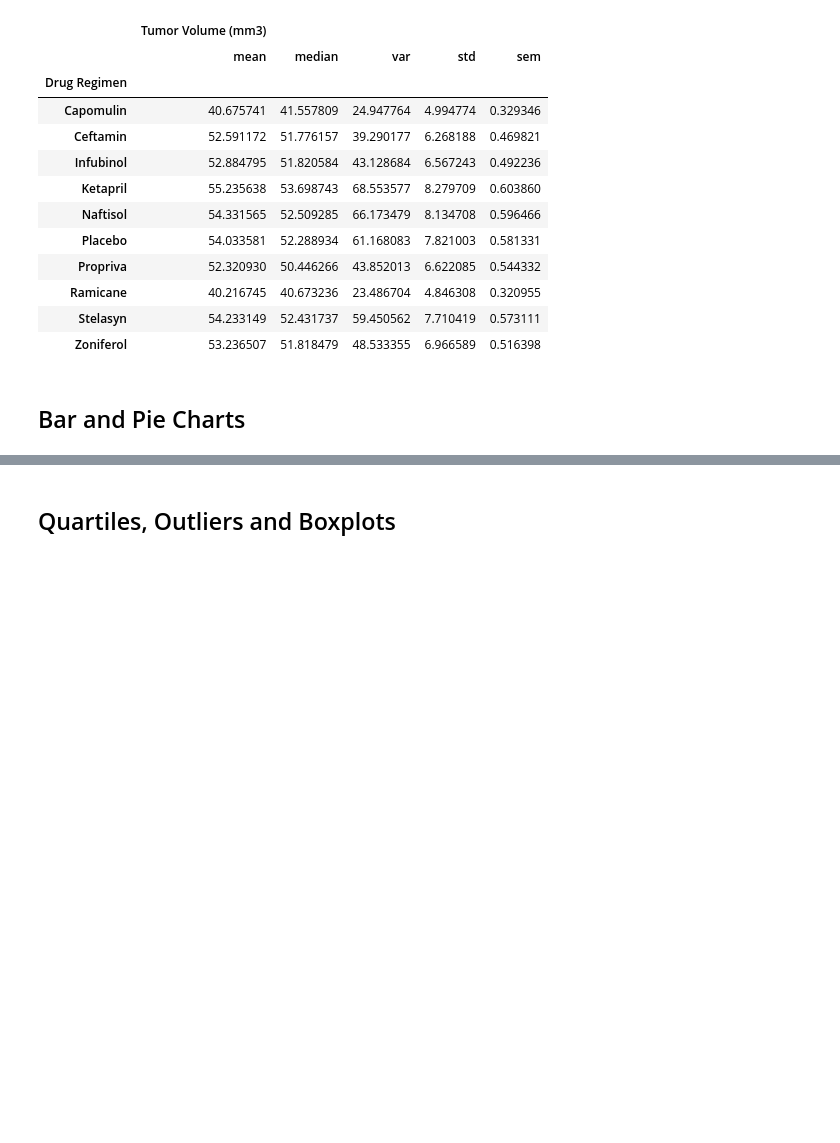
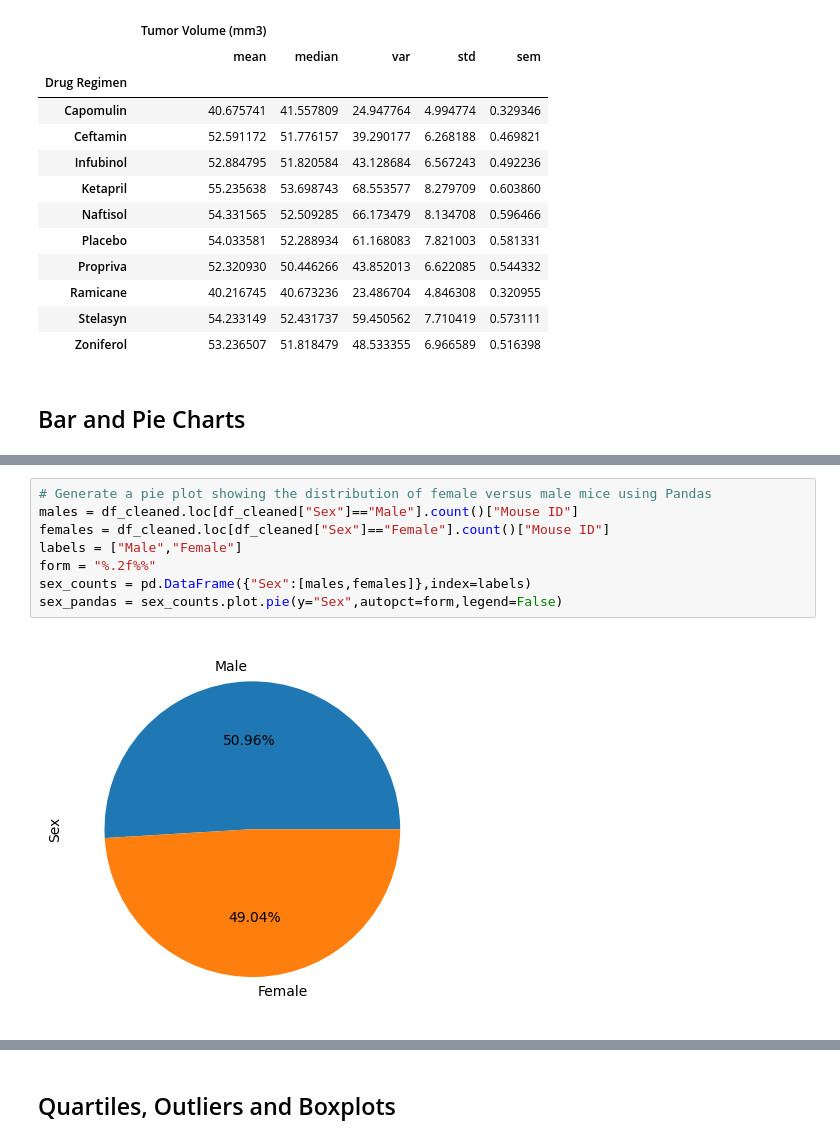
Before and after one commit to Nolan-Tonthat/pymaceuticals-challenge, a Jupyter notebook: pymaceuticals.ipynb, the cells around one changed output, grey strips where cells are left out. Cells and saved outputs as stored; diff of their text form; blank space fills up the shorter version.

```diff
--- a/pymaceuticals.ipynb
+++ b/pymaceuticals.ipynb
@@ -109 +132,11 @@ aggregate_df
+# %%
+# Generate a pie plot showing the distribution of female versus male mice using Pandas
+males = df_cleaned.loc[df_cleaned["Sex"]=="Male"].count()["Mouse ID"]
+females = df_cleaned.loc[df_cleaned["Sex"]=="Female"].count()["Mouse ID"]
+labels = ["Male","Female"]
+form = "%.2f%%"
+sex_counts = pd.DataFrame({"Sex":[males,females]},index=labels)
+sex_pandas = sex_counts.plot.pie(y="Sex",autopct=form,legend=False)
+# %% [output]
+[figure, added]
 # %%
```
Also changed, not shown: parts of 4 cells of this notebook.
